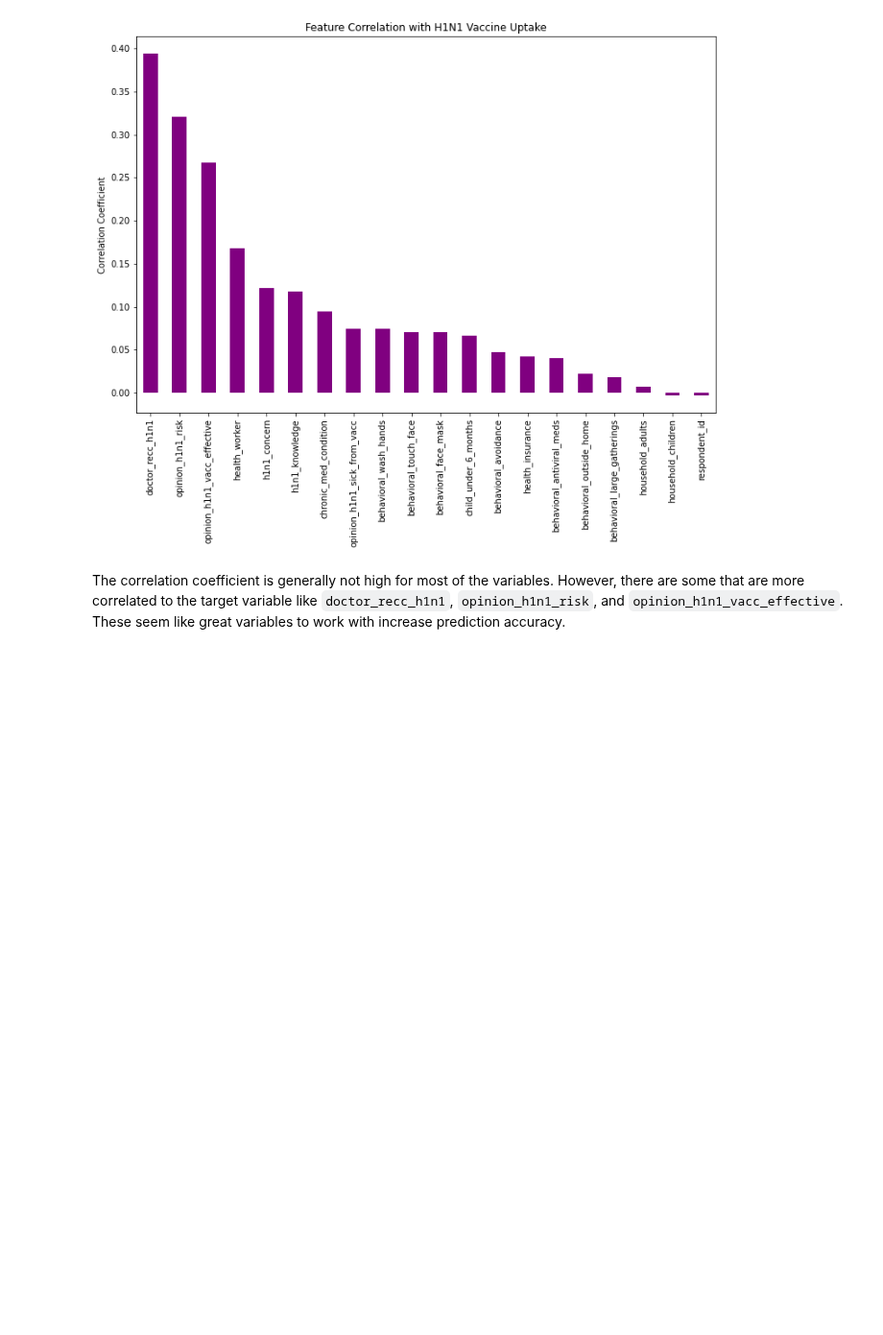
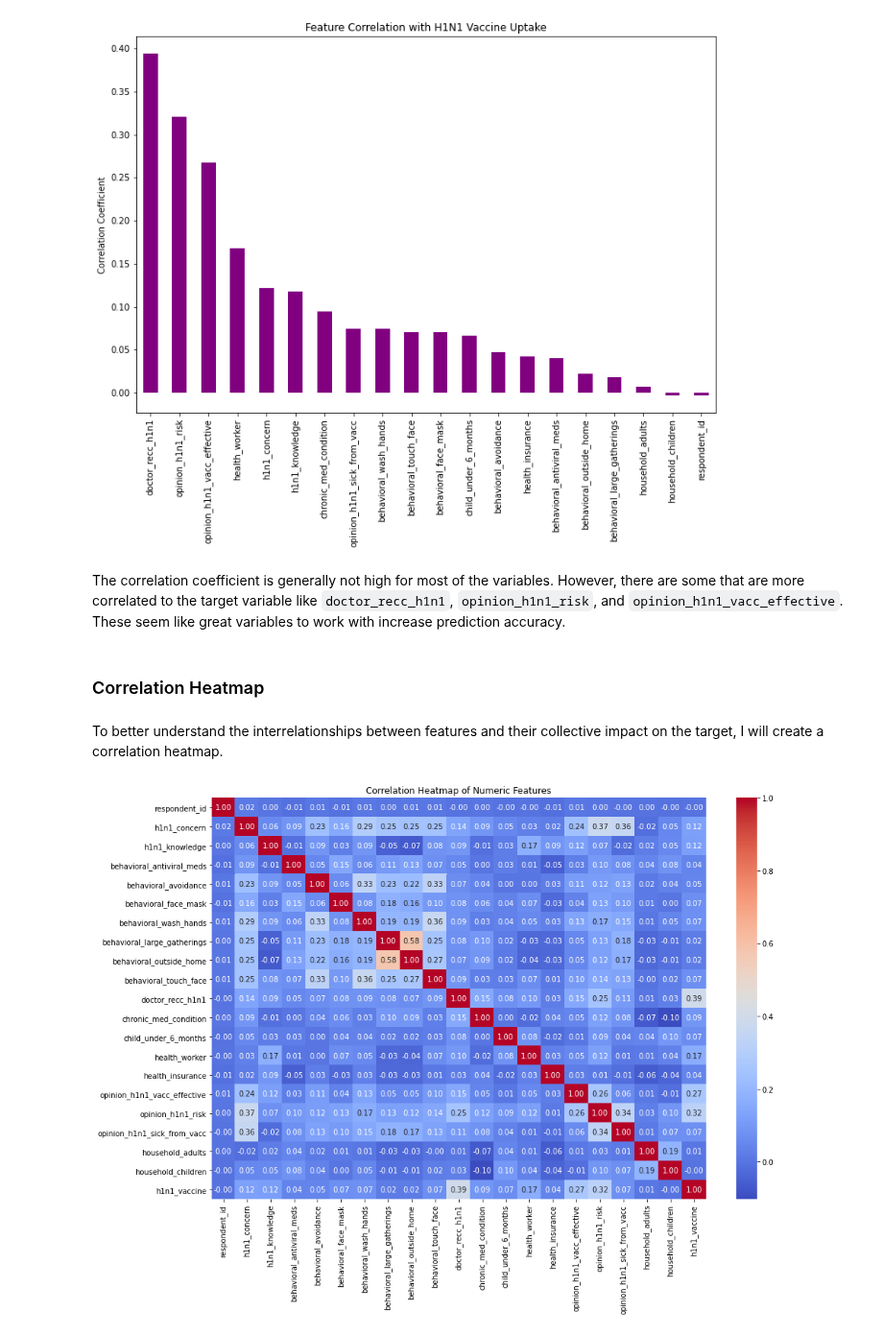
Before and after one commit to KariukiBrian/DSC_phase3project, a Jupyter notebook: index.ipynb, the cells around one changed output. Shown at 96% size. Drawn from its saved outputs; the diff is of its cells as text; code cells hidden in the pictures; blank space fills up the shorter version.

Commit message:
Correlation heatmap analysis done

```diff
--- a/index.ipynb
+++ b/index.ipynb
@@ -612,3 +612,21 @@ plt.show()
 [figure]
 # %% [markdown]
 The correlation coefficient is generally not high for most of the variables. However, there are some that are more correlated to the target variable like `doctor_recc_h1n1`, `opinion_h1n1_risk`, and `opinion_h1n1_vacc_effective`. These seem like great variables to work with increase prediction accuracy.
+# %% [markdown]
+### Correlation Heatmap
+# %% [markdown]
+To better understand the interrelationships between features and their collective impact on the target, I will create a correlation heatmap.
+# %%
+# Select only numeric columns
+numeric_cols = merged_df.select_dtypes(include=[np.number])
+
+# Create a correlation matrix using only numeric columns
+corr_matrix = numeric_cols.corr()
+
+# Plotting the heatmap
+plt.figure(figsize=(15, 10))
+sns.heatmap(corr_matrix, annot=True, cmap='coolwarm', fmt=".2f")
+plt.title('Correlation Heatmap of Numeric Features')
+plt.show()
+# %% [output]
+[figure, added]
```
Also changed, not shown: parts of 1 cell of this notebook.
